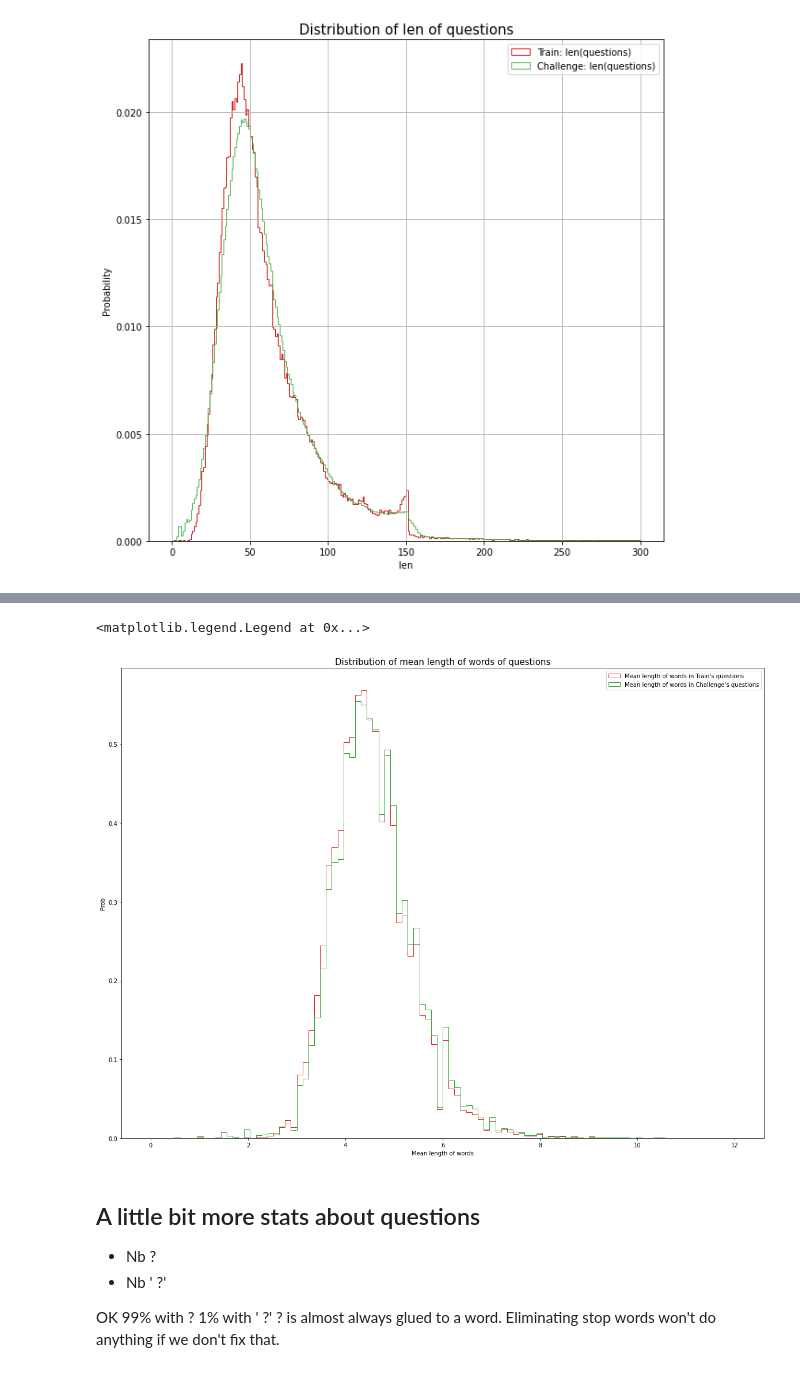
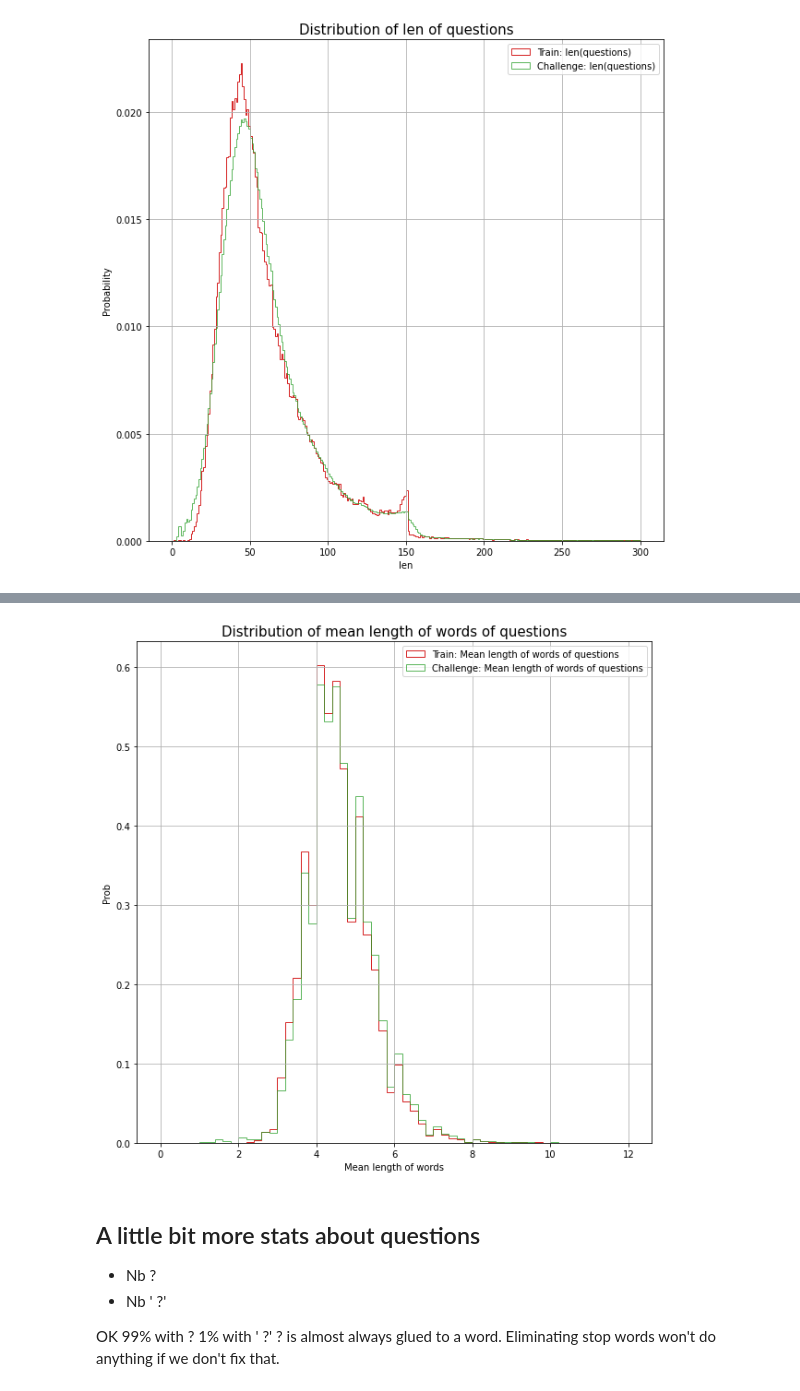
Before and after one commit to acharroux/QuoraPairs, a Jupyter notebook: Analysis/SimpleAnalysis.ipynb, the cells around one changed output, grey strips where cells are left out. Saved outputs shown, nothing was run; the diff lists cells and outputs as text; code cells hidden in the pictures.

```diff
--- a/Analysis/SimpleAnalysis.ipynb
+++ b/Analysis/SimpleAnalysis.ipynb
@@ -473,16 +479,17 @@ plot.savefig('./Distrib_nb_words.png',dpi=300,edgecolor='black',bbox_inches='tig
 # %%
 palette = sns.color_palette()
-plot.figure(figsize=(20, 15))
-plot.hist(words_of_train_questions['MeanLengthWord'],bins=100,range=[0,12],density=True,color=palette[3],label="Mean length of words in Train's questions",histtype='step')
-plot.hist(words_of_challenge_questions['MeanLengthWord'],bins=100,range=[0,12],density=True,color=palette[2],label="Mean length of words in Challenge's questions",alpha=1,histtype='step')
+plot.figure(figsize=(10, 10))
+plot.hist(words_of_train_questions['MeanLengthWord'],bins=60,range=[0,12],density=True,color=palette[3],label="Train: Mean length of words of questions",histtype='step')
+plot.hist(words_of_challenge_questions['MeanLengthWord'],bins=60,range=[0,12],density=True,color=palette[2],label="Challenge: Mean length of words of questions",alpha=0.75,histtype='step')
 
 plot.title('Distribution of mean length of words of questions', fontsize=15)
 plot.xlabel('Mean length of words')
 plot.ylabel('Prob')
+plot.grid(True)
 plot.legend()
+plot.savefig('./Distrib_mean_words.png',dpi=300,edgecolor='black',bbox_inches='tight',pad_inches=0.1)
 # %% [output]
-<matplotlib.legend.Legend at 0x...>
-[figure, old version]
+[figure, new version]
 # %% [markdown]
 ## A little bit more stats about questions
 * Nb ?
```
Also changed, not shown: parts of 3 cells of this notebook, 2 other files.
